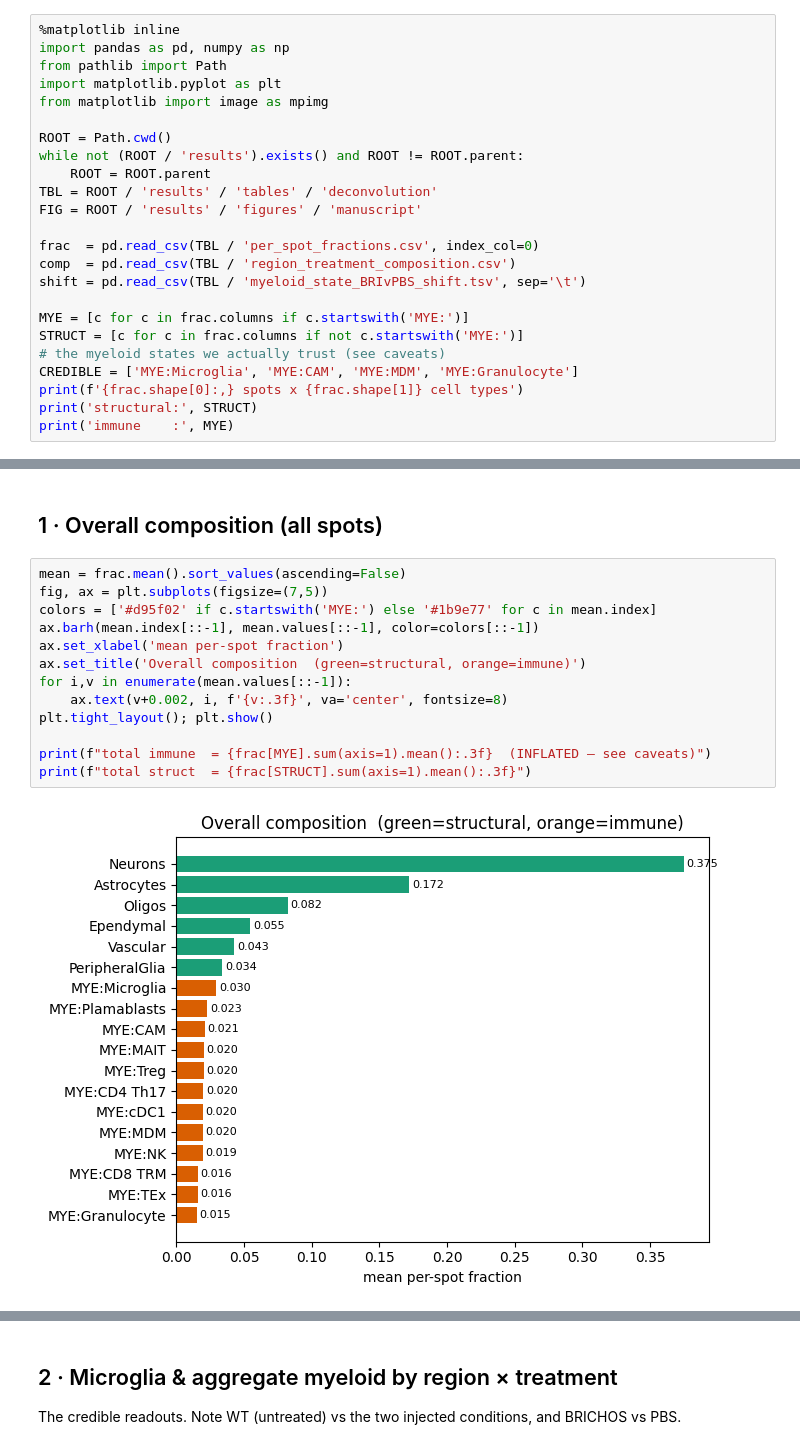
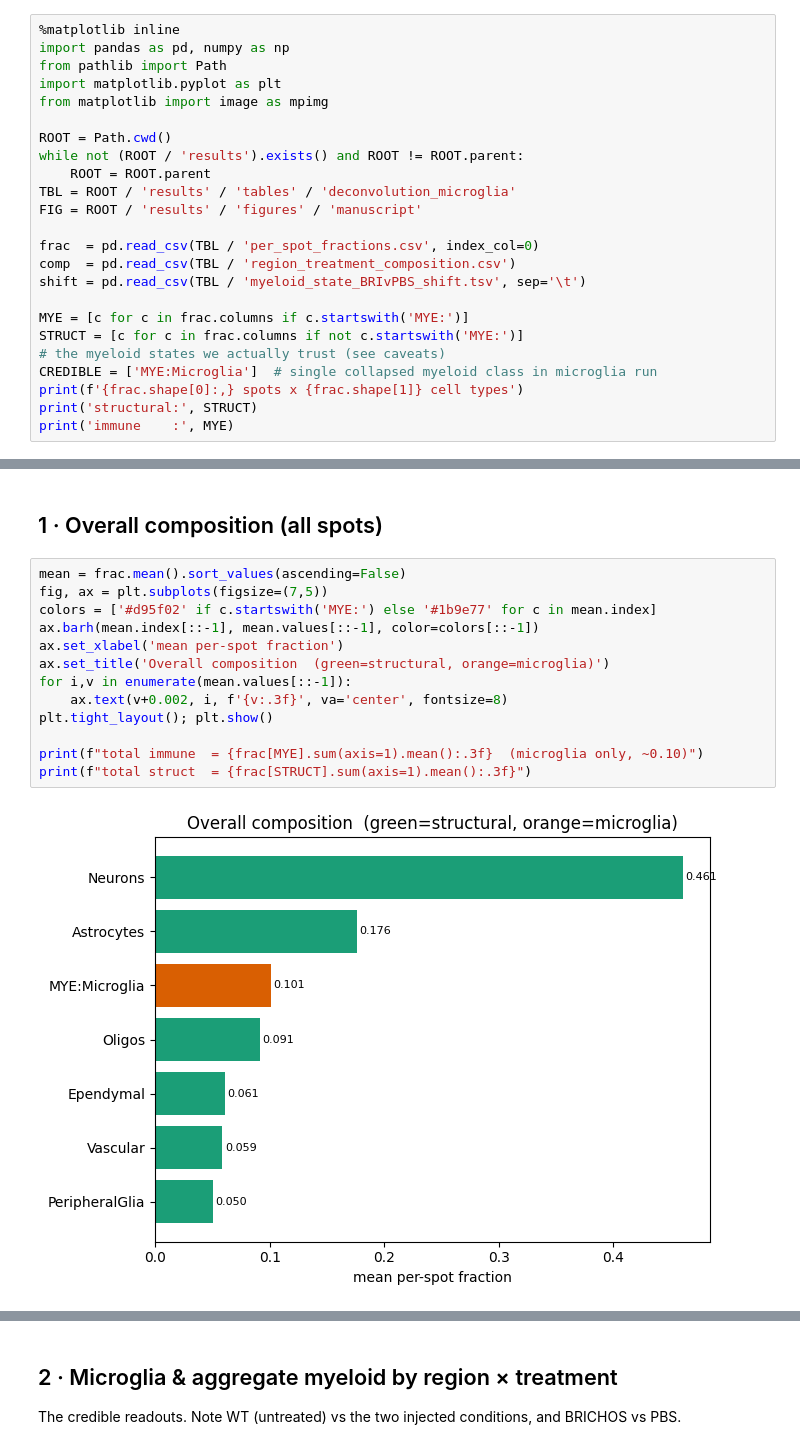
Before and after one commit to christoffermattssonlangseth/ST-BRICHOS, a Jupyter notebook: notebooks/03/09b-deconvolution-results.ipynb, the cells around one changed output, grey strips where cells are left out. Cells and saved outputs as stored; diff of their text form.

```diff
--- a/notebooks/03/09b-deconvolution-results.ipynb
+++ b/notebooks/03/09b-deconvolution-results.ipynb
@@ -18,7 +18,7 @@ from matplotlib import image as mpimg
 ROOT = Path.cwd()
 while not (ROOT / 'results').exists() and ROOT != ROOT.parent:
     ROOT = ROOT.parent
-TBL = ROOT / 'results' / 'tables' / 'deconvolution'
+TBL = ROOT / 'results' / 'tables' / 'deconvolution_microglia'
 FIG = ROOT / 'results' / 'figures' / 'manuscript'
 
 frac  = pd.read_csv(TBL / 'per_spot_fractions.csv', index_col=0)
@@ -28,7 +28,7 @@ shift = pd.read_csv(TBL / 'myeloid_state_BRIvPBS_shift.tsv', sep='\t')
 MYE = [c for c in frac.columns if c.startswith('MYE:')]
 STRUCT = [c for c in frac.columns if not c.startswith('MYE:')]
 # the myeloid states we actually trust (see caveats)
-CREDIBLE = ['MYE:Microglia', 'MYE:CAM', 'MYE:MDM', 'MYE:Granulocyte']
+CREDIBLE = ['MYE:Microglia']  # single collapsed myeloid class in microglia run
 print(f'{frac.shape[0]:,} spots x {frac.shape[1]} cell types')
 print('structural:', STRUCT)
 print('immune    :', MYE)
@@ -41,15 +41,15 @@ immune    : ['MYE:CAM', 'MYE:CD4 Th17', 'MYE:CD8 TRM', 'MYE:Granulocyte', 'MYE:M
 # %%
 mean = frac.mean().sort_values(ascending=False)
 fig, ax = plt.subplots(figsize=(7,5))
 colors = ['#d95f02' if c.startswith('MYE:') else '#1b9e77' for c in mean.index]
 ax.barh(mean.index[::-1], mean.values[::-1], color=colors[::-1])
 ax.set_xlabel('mean per-spot fraction')
-ax.set_title('Overall composition  (green=structural, orange=immune)')
+ax.set_title('Overall composition  (green=structural, orange=microglia)')
 for i,v in enumerate(mean.values[::-1]):
     ax.text(v+0.002, i, f'{v:.3f}', va='center', fontsize=8)
 plt.tight_layout(); plt.show()
 
-print(f"total immune  = {frac[MYE].sum(axis=1).mean():.3f}  (INFLATED — see caveats)")
+print(f"total immune  = {frac[MYE].sum(axis=1).mean():.3f}  (microglia only, ~0.10)")
 print(f"total struct  = {frac[STRUCT].sum(axis=1).mean():.3f}")
 # %% [output]
-[figure, old version]
+[figure, new version]
```
Also changed, not shown: parts of 6 cells of this notebook, 16 other files.
